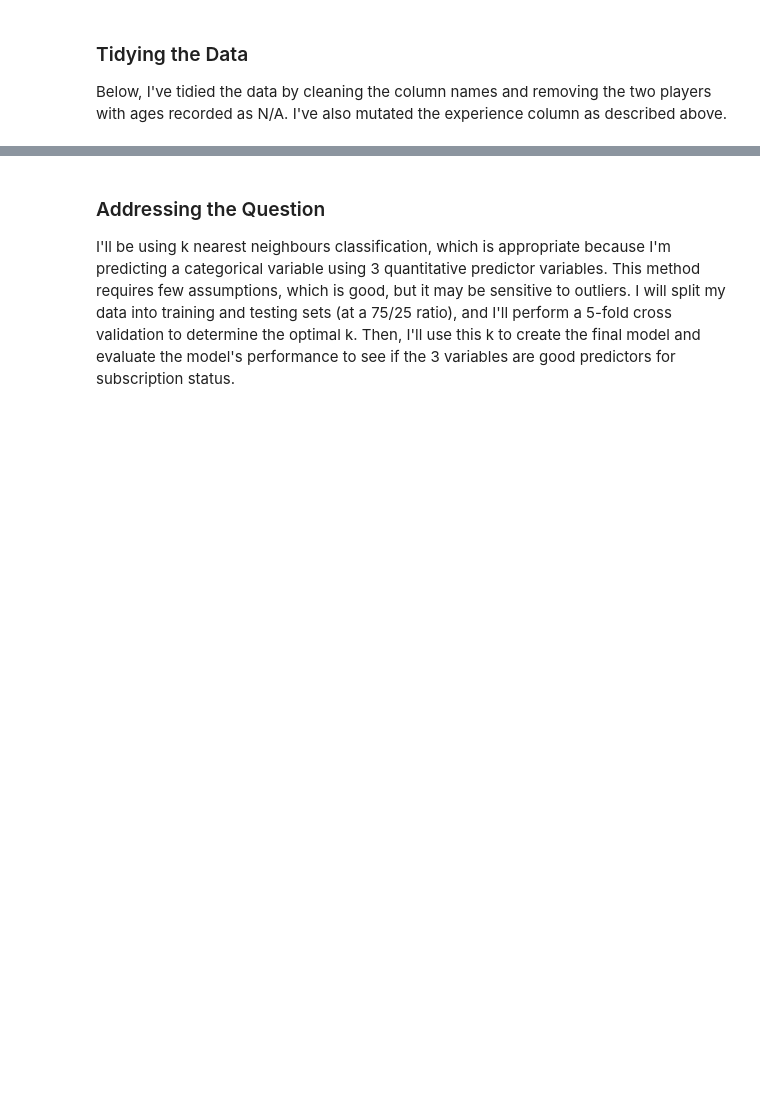
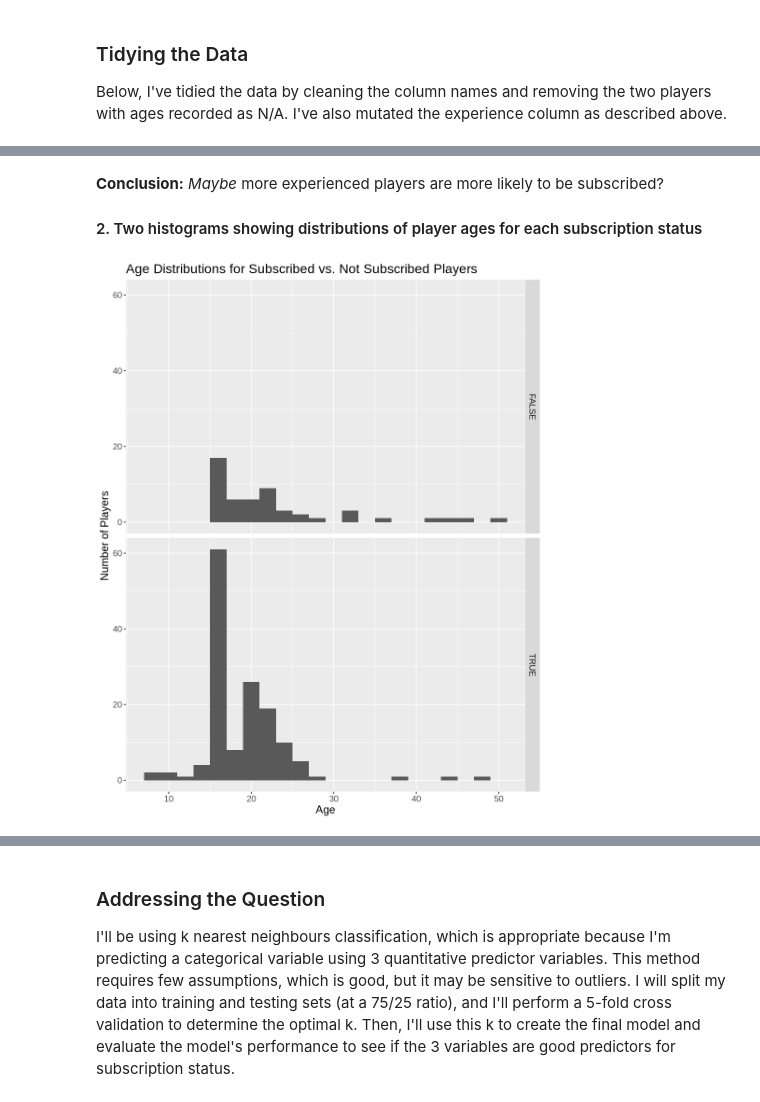
Before and after one commit to anthonyl8/video_game_server_usage, a Jupyter notebook: final_report.ipynb, the cells around one changed output, grey strips where cells are left out. Cells and saved outputs as stored; diff of their text form; code cells hidden in the pictures; blank space fills up the shorter version.

```diff
--- a/final_report.ipynb
+++ b/final_report.ipynb
@@ -42,0 +174,17 @@ players <- players |>
+# %% [markdown]
+**Conclusion:** *Maybe* more experienced players are more likely to be subscribed?
+
+#### 2. Two histograms showing distributions of player ages for each subscription status
+# %%
+options(repr.plot.height = 10, repr.plot.width = 8)
+players_age_plot <- players |>
+    ggplot(aes(x = age)) +
+    geom_histogram(binwidth = 2) +
+    facet_grid(rows = vars(subscribe)) +
+    xlab("Age") +
+    ylab("Number of Players") +
+    ggtitle("Age Distributions for Subscribed vs. Not Subscribed Players") +
+    theme(text = element_text(size = 14))
+players_age_plot
+# %% [output]
+[figure, added]
```
Also changed, not shown: parts of 16 cells of this notebook.
